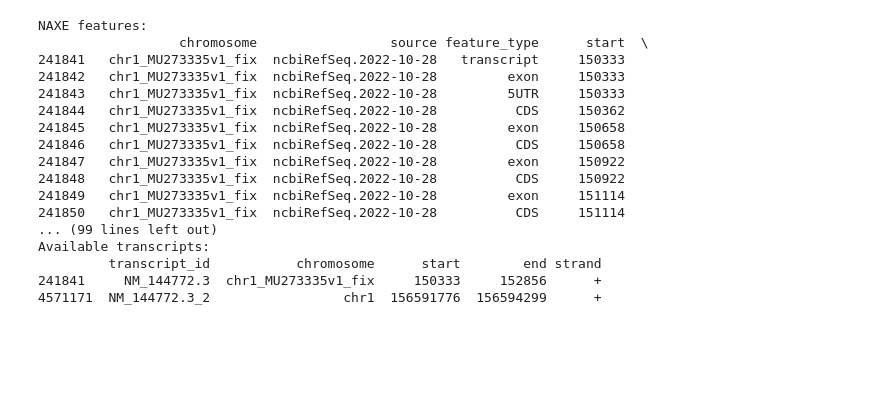
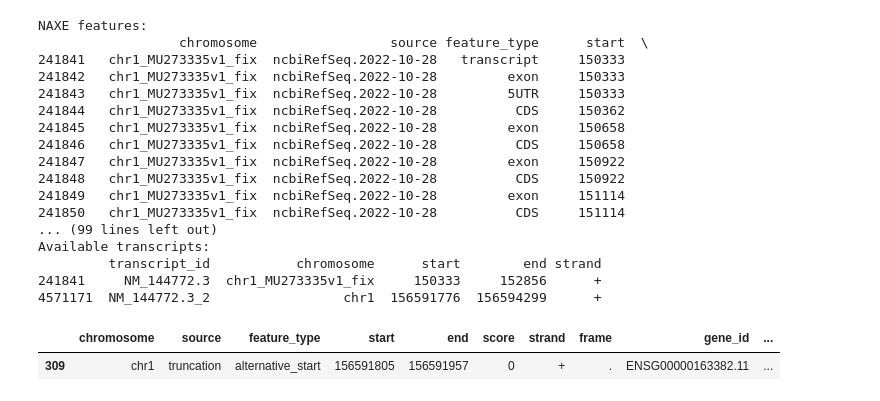
Before and after one commit to cheeseman-lab/swissisoform, a Jupyter notebook: notebooks/visualize_isoforms_NAXE.ipynb, the cells around one changed output. Cells and saved outputs as stored; diff of their text form; code cells hidden in the pictures; blank space fills up the shorter version.

```diff
--- a/notebooks/visualize_isoforms_NAXE.ipynb
+++ b/notebooks/visualize_isoforms_NAXE.ipynb
@@ -55,3 +55,8 @@ alt_isoforms.load_bed('../data/ribosome_profiling/RiboTISHV6_Ly2024_AnnoToTrunca
 
 # Get the alternative isoform features
 alt_features = alt_isoforms.get_visualization_features('NAXE')
+# %%
+alt_features
+# %% [output]
+|  | chromosome | source | feature_type | start | end | score | strand | frame | gene_id | ... |
+| 309 | chr1 | truncation | alternative_start | 156591805 | 156591957 | 0 | + | . | ENSG00000163382.11 | ... |
```
Also changed, not shown: parts of 20 cells of this notebook, 3 other files.
